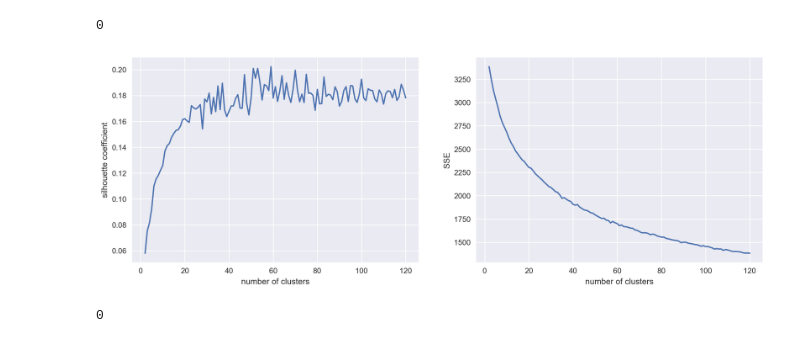
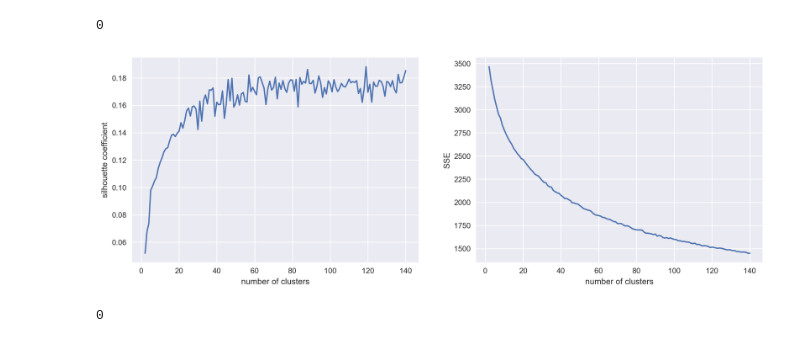
Before and after one commit to Zingo3245/Predicting_the_Source_of_News_Articles, a Jupyter notebook: Fit_LSA.ipynb, the cells around one changed output. Cells and saved outputs as stored; diff of their text form; code cells hidden in the pictures.

```diff
--- a/Fit_LSA.ipynb
+++ b/Fit_LSA.ipynb
@@ -46,10 +55,9 @@ count_letters(how_can_this_happen)
 # %% [output]
 5885069
 # %%
-count_vectorizer2 = CountVectorizer(ngram_range=(1, 4),
+tfidf = TfidfVectorizer(ngram_range=(1, 4),
                                    stop_words='english',
                                    #token_pattern="\\b[a-z][a-z]+\\b",
                                    lowercase=True,
-                                   max_df = 0.6)
-
-cv_fit_tran = count_vectorizer2.fit_transform(corpus)
+                                   max_df = 0.4)
+cor_tfidf = tfidf.fit_transform(how_can_this_happen)
@@ -65,5 +64,5 @@ cor_tfidf = tfidf.fit_transform(how_can_this_happen)
 # %%
-lsa = TruncatedSVD(120, algorithm = 'arpack')
+lsa = TruncatedSVD(180, algorithm = 'arpack')
 corpus_lsa = lsa.fit_transform(cor_tfidf)
 corpus_lsa = Normalizer(copy=False).fit_transform(corpus_lsa)
 # %%
@@ -108,7 +86,7 @@ os.system('say "Your move.....Commander"')
 # %%
 SSEs = []
 Sil_coefs = []
-for k in range(2,121):
+for k in range(2, 141):
     km = KMeans(n_clusters=k, random_state=1)
     km.fit(corpus_lsa)
     labels = km.labels_
@@ -116,17 +94,17 @@ for k in range(2,121):
     SSEs.append(km.inertia_)
 # %%
 fig, (ax1, ax2) = plt.subplots(1,2, figsize=(15,5), sharex=True, dpi=200)
-k_clusters = range(2,121)
+k_clusters = range(2,141)
 ax1.plot(k_clusters, Sil_coefs)
 ax1.set_xlabel('number of clusters')
 ax1.set_ylabel('silhouette coefficient')
 
 # plot here on ax2
 ax2.plot(k_clusters, SSEs)
 ax2.set_xlabel('number of clusters')
 ax2.set_ylabel('SSE');
 # %% [output]
-[figure, old version]
+[figure, new version]
 # %%
 import os
 
```
Also changed, not shown: parts of 57 cells of this notebook, 5 other files.
